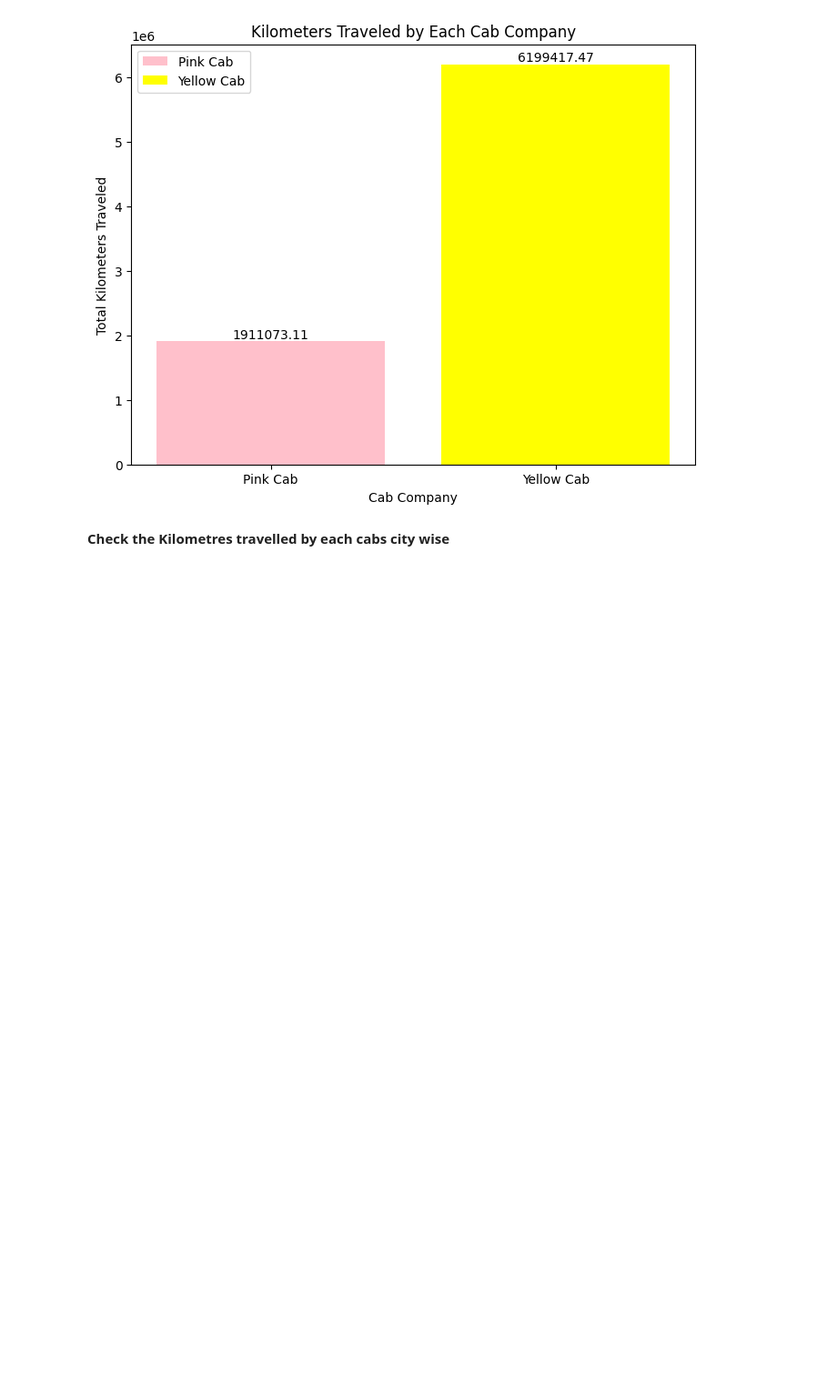
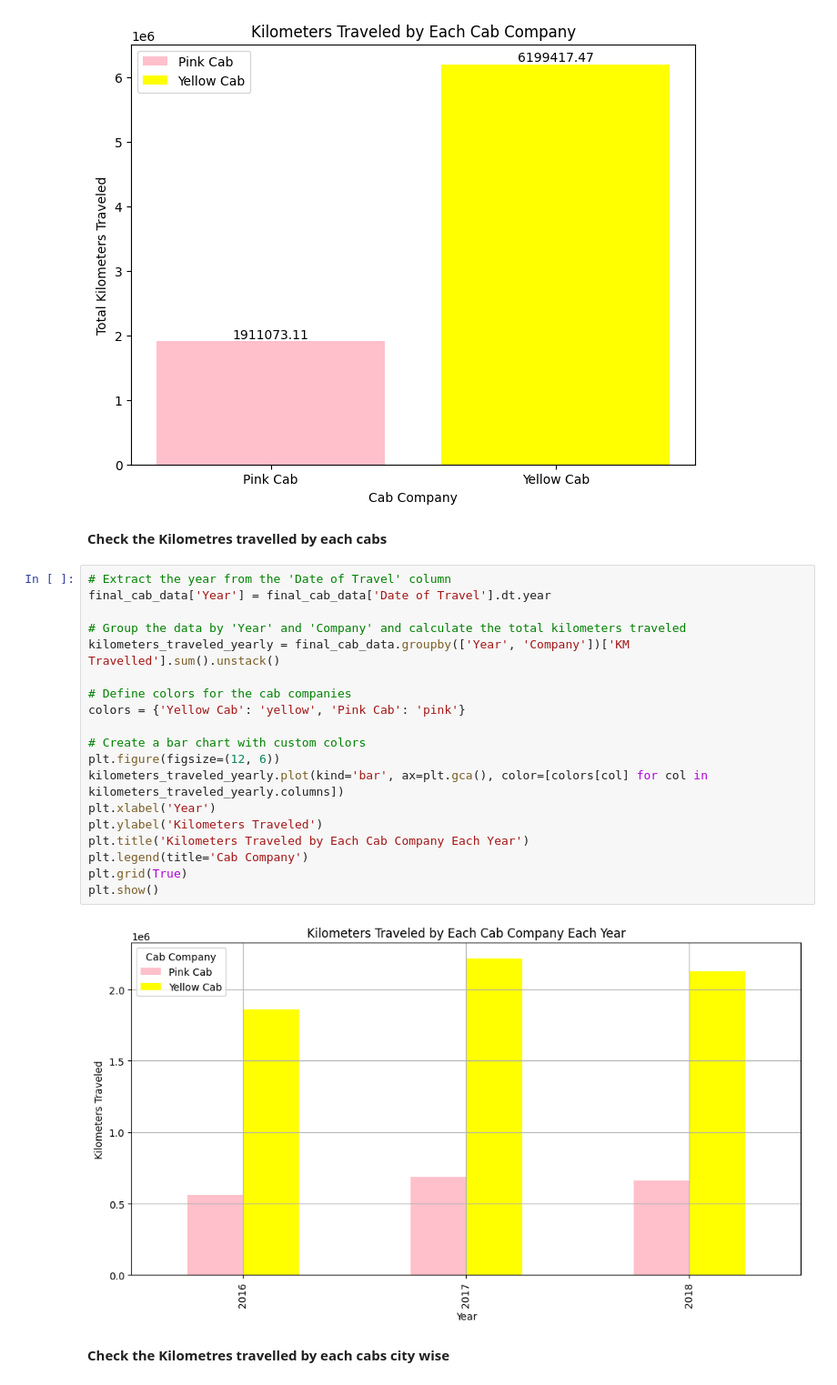
Before and after one commit to NazriJasmal/G2M-Insight-for-Cab-Investment-Firm, a Jupyter notebook: G2M_Insight_for_Cab_investment_firm.ipynb, the cells around one changed output. Shown at 91% size. Cells and saved outputs as stored; diff of their text form; blank space fills up the shorter version.

```diff
--- a/G2M_Insight_for_Cab_investment_firm.ipynb
+++ b/G2M_Insight_for_Cab_investment_firm.ipynb
@@ -666,6 +671,29 @@ for bar in bars:
 plt.show()
 # %% [output]
 [figure]
+# %% [markdown]
+**Check the Kilometres travelled by each cabs**
+# %%
+# Extract the year from the 'Date of Travel' column
+final_cab_data['Year'] = final_cab_data['Date of Travel'].dt.year
+
+# Group the data by 'Year' and 'Company' and calculate the total kilometers traveled
+kilometers_traveled_yearly = final_cab_data.groupby(['Year', 'Company'])['KM Travelled'].sum().unstack()
+
+# Define colors for the cab companies
+colors = {'Yellow Cab': 'yellow', 'Pink Cab': 'pink'}
+
+# Create a bar chart with custom colors
+plt.figure(figsize=(12, 6))
+kilometers_traveled_yearly.plot(kind='bar', ax=plt.gca(), color=[colors[col] for col in kilometers_traveled_yearly.columns])
+plt.xlabel('Year')
+plt.ylabel('Kilometers Traveled')
+plt.title('Kilometers Traveled by Each Cab Company Each Year')
+plt.legend(title='Cab Company')
+plt.grid(True)
+plt.show()
+# %% [output]
+[figure, added]
 # %% [markdown]
 **Check the Kilometres travelled by each cabs city wise**
 # %%
```
Also changed, not shown: parts of 2 cells of this notebook.
